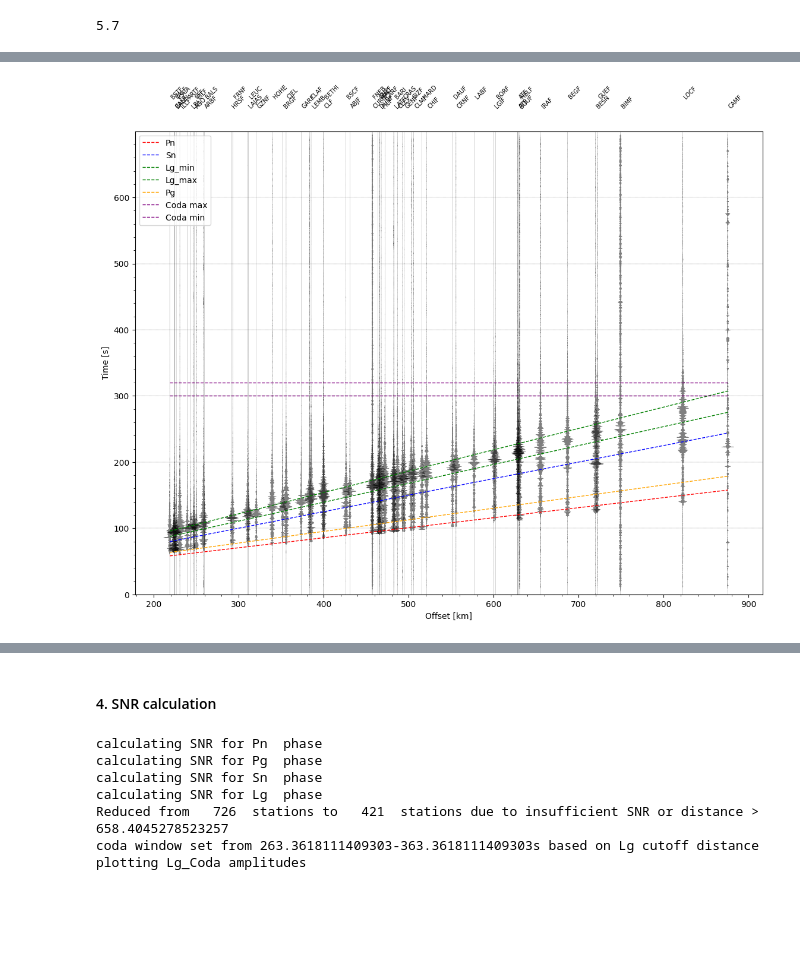
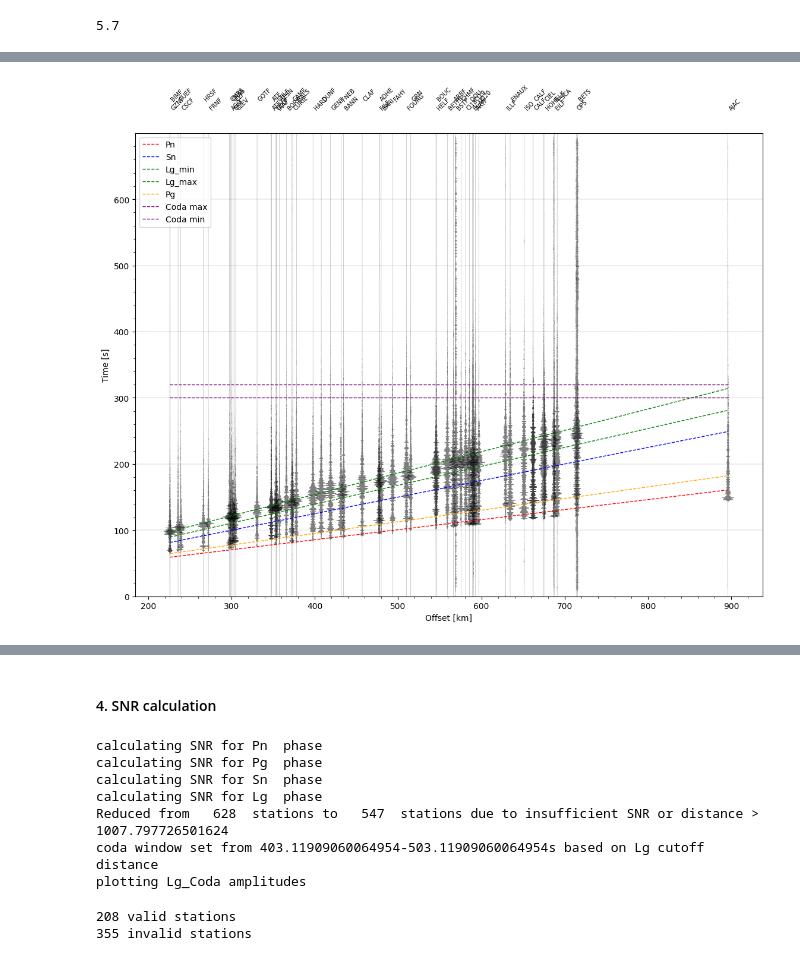
Before and after one commit to schreinerl/Lg_waves, a Jupyter notebook: Site_term_final.ipynb, the cells around one changed output, grey strips where cells are left out. Saved outputs shown, nothing was run; the diff lists cells and outputs as text; code cells hidden in the pictures; blank space fills up the shorter version.

```diff
--- a/Site_term_final.ipynb
+++ b/Site_term_final.ipynb
@@ -107,10 +125,10 @@ directory='/home/schreinl/Stage/Data1/'
 distmin=1.9
 distmax=10.
 
-start = UTCDateTime(catalogue['time'][24]) -25
+start = UTCDateTime(catalogue['time'][9]) -25
 end = start + 700
-eq_lon = float(catalogue['longitude'][24])
-eq_lat = float(catalogue['latitude'][24])
+eq_lon = float(catalogue['longitude'][9])
+eq_lat = float(catalogue['latitude'][9])
 st_all, stations_all, plot = big_downloader2(datacenters, start, end, eq_lon, eq_lat, distmin, distmax, directory, plot=False)
 time_string = UTCDateTime.strftime(start, format="%Y_%m_%dT%H_%M_%S")
 
@@ -134,4 +152,4 @@ Earthquake at 2022-03-12T17:03:22.558000Z with magnitude 4.5
-[figure, old version]
+[figure, new version]
 [interactive output not drawn]
 # %% [markdown]
 #### 4. SNR calculation
@@ -146,8 +164,8 @@ calculating SNR for Pn  phase
 calculating SNR for Pg  phase
 calculating SNR for Sn  phase
 calculating SNR for Lg  phase
-Reduced from   726  stations to   421  stations due to insufficient SNR or distance >  658.4045278523257
-coda window set from 263.3618111409303-363.3618111409303s based on Lg cutoff distance
+Reduced from   628  stations to   547  stations due to insufficient SNR or distance >  1007.797726501624
+coda window set from 403.11909060064954-503.11909060064954s based on Lg cutoff distance
 plotting Lg_Coda amplitudes
 # %%
 st_envelope = obspy.Stream()
@@ -175,4 +193,21 @@ for trace in st_smooth:
 for trace in st_envelope:
     if trace.stats.station in filtered_station_names:
         filtered_stream.append(trace)
+# %%
+valid = 0
+invalid = 0
+for i in range(len(filtered_stream)):
+    station = filtered_stream[i].stats.station
+    if station in envelopes_amps:
+        if envelopes_amps[station]['snr_coda'] > 2 and envelopes_amps[station]['snr_coda_end'] > 2:
+            valid += 1
+        else:
+            invalid += 1
+    else:
+        invalid += 1
+print(valid, "valid stations")
+print(invalid, "invalid stations")
+# %% [output]
+208 valid stations
+355 invalid stations
 # %%
```
Also changed, not shown: parts of 8 cells of this notebook, 2 other files.
